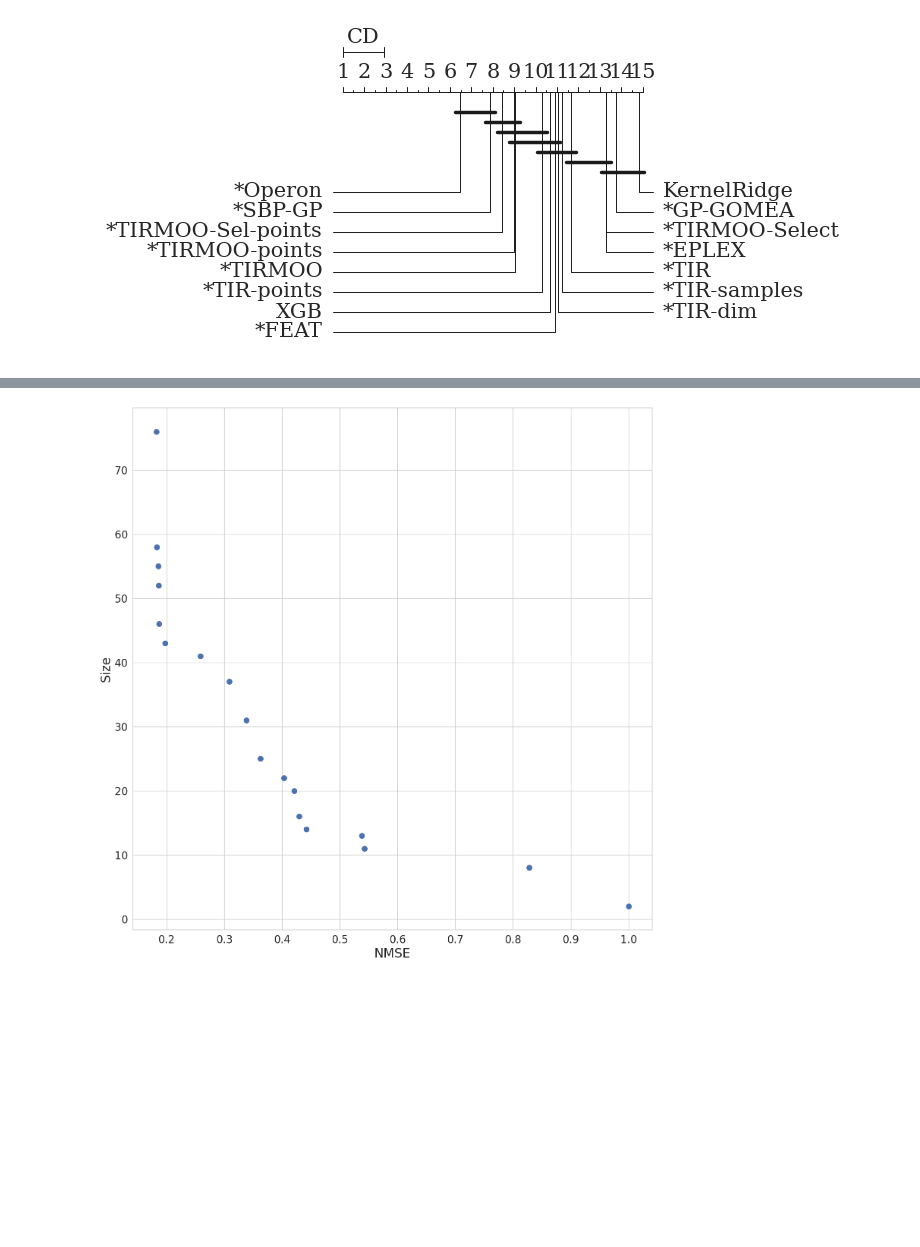
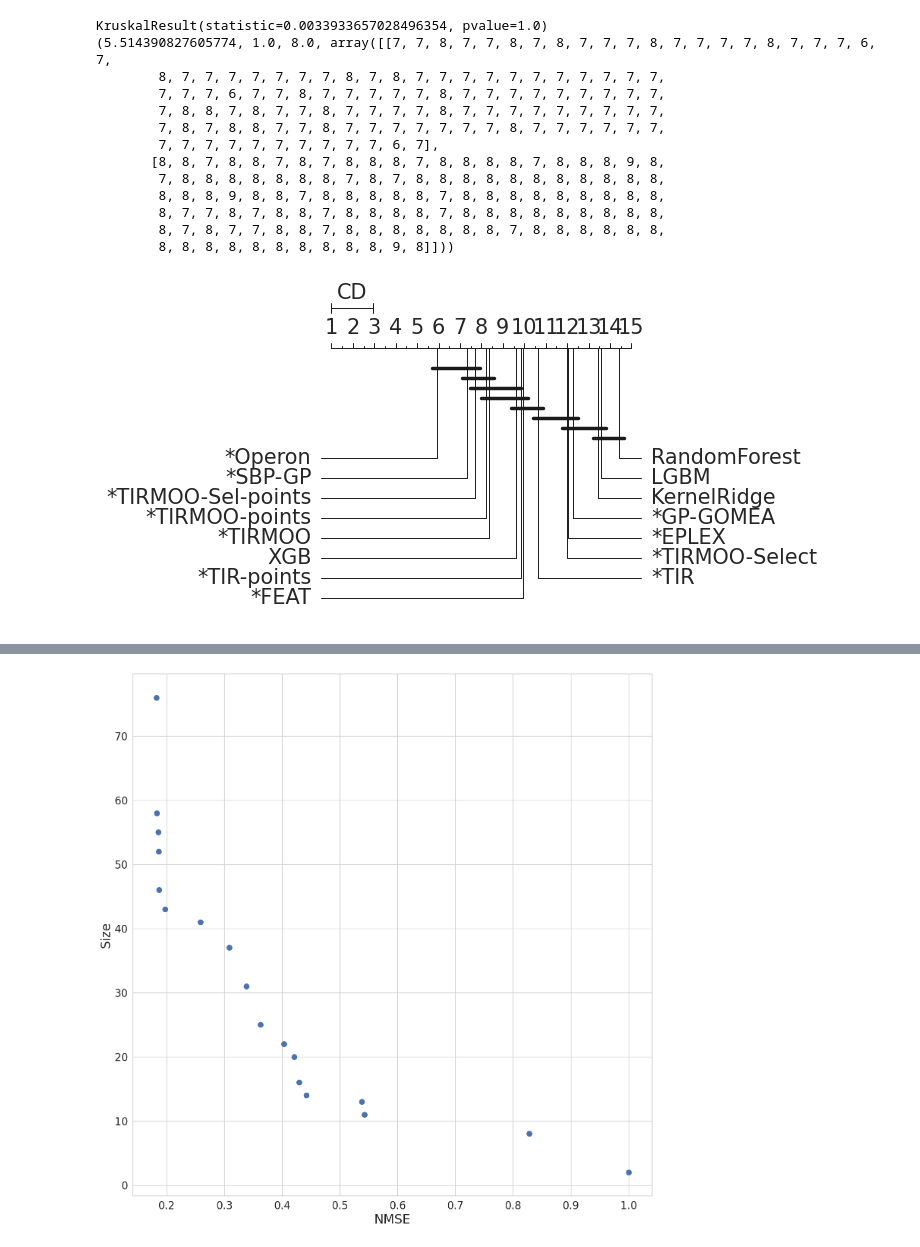
Before and after one commit to folivetti/tir, a Jupyter notebook: papers/GPEM/Results-TIRMOO.ipynb, the cells around one changed output, grey strips where cells are left out. Drawn from its saved outputs; the diff is of its cells as text; code cells hidden in the pictures; blank space fills up the shorter version.

Commit message:
GPEM updated results

```diff
--- a/papers/GPEM/Results-TIRMOO.ipynb
+++ b/papers/GPEM/Results-TIRMOO.ipynb
@@ -281,0 +284,28 @@ plt.savefig(f"figs/{fname}_points_results.pdf", bbox_inches='tight')
+# %%
+sns.set_style("whitegrid")
+
+smallests = ["192_vineyard", "228_elusage", "485_analcatdata_vehicle", "1096_FacultySalaries",
+             "523_analcatdata_neavote", "663_rabe_266", "687_sleuth_ex1605", "659_sleuth_ex1714",
+             "678_visualizing_environmental", "611_fri_c3_100_5", "594_fri_c2_100_5", "624_fri_c0_100_5",
+             "656_fri_c1_100_5", "210_cloud", "706_sleuth_case1202", "1089_USCrime", "712_chscase_geyser1",
+             "542_pollution", "527_analcatdata_election2000"]
+
+
+
+
+# different options
+x_vars=[
+        'r2_test',
+        #'log_mse_test',
+        #'model_size',
+        #'training time (s)',
+]
+
+df_over = pd.read_csv("overfit.csv")
+
+fig, axes = plt.subplots(1,2, sharey=True)
+
+df_p['r2_train - r2_test'] = df_p.r2_train / np.clip(df_p.r2_test, 1e-10, 1)
+df_p.loc[df_plotPenalty.dataset.isin(smallests)].boxplot('r2_train - r2_test', showfliers=False, ax=axes[1])
+df_p.boxplot('r2_train - r2_test', showfliers=True, ax=axes[0])
+df_p[df_p['r2_train - r2_test'] > 1.5]
@@ -282,21 +331,38 @@ plt.savefig(f"figs/{fname}_points_results.pdf", bbox_inches='tight')
 # %%
 import Orange
+from scipy.stats import kruskal, median_test
 
 # critical difference for Nemenyi with alpha=0.05
 def cd_plot(df, pname):
     df_pivot = pd.pivot_table(df, index='algorithm', columns=['dataset'], values='r2_test')
     n = len(df_pivot.columns)
     ranks = df_pivot.rank(ascending=False).mean(axis=1).sort_values(ascending=True)
     names = ranks.index.values[:15]
     avranks = ranks.values[:15]
+    kranks = list(df_pivot.loc[names].rank(ascending=False).values.T)
+    print(kruskal(*kranks))
+    print(median_test(*kranks))
 
     cd = Orange.evaluation.compute_CD(avranks, n)
     Orange.evaluation.graph_ranks(avranks, names, cd=cd, width=6, textspace=1.5)
     plt.savefig(pname, bbox_inches='tight')
 
 cd_plot(df_plotPenalty, f"figs/{fname}_cd_results.pdf")
 # %% [output]
+KruskalResult(statistic=0.0033933657028496354, pvalue=1.0)
+(5.514390827605774, 1.0, 8.0, array([[7, 7, 8, 7, 7, 8, 7, 8, 7, 7, 7, 8, 7, 7, 7, 7, 8, 7, 7, 7, 6, 7,
+        8, 7, 7, 7, 7, 7, 7, 7, 8, 7, 8, 7, 7, 7, 7, 7, 7, 7, 7, 7, 7, 7,
+        7, 7, 7, 6, 7, 7, 8, 7, 7, 7, 7, 7, 8, 7, 7, 7, 7, 7, 7, 7, 7, 7,
+        7, 8, 8, 7, 8, 7, 7, 8, 7, 7, 7, 7, 8, 7, 7, 7, 7, 7, 7, 7, 7, 7,
+        7, 8, 7, 8, 8, 7, 7, 8, 7, 7, 7, 7, 7, 7, 7, 8, 7, 7, 7, 7, 7, 7,
+        7, 7, 7, 7, 7, 7, 7, 7, 7, 7, 6, 7],
+       [8, 8, 7, 8, 8, 7, 8, 7, 8, 8, 8, 7, 8, 8, 8, 8, 7, 8, 8, 8, 9, 8,
+        7, 8, 8, 8, 8, 8, 8, 8, 7, 8, 7, 8, 8, 8, 8, 8, 8, 8, 8, 8, 8, 8,
+        8, 8, 8, 9, 8, 8, 7, 8, 8, 8, 8, 8, 7, 8, 8, 8, 8, 8, 8, 8, 8, 8,
+        8, 7, 7, 8, 7, 8, 8, 7, 8, 8, 8, 8, 7, 8, 8, 8, 8, 8, 8, 8, 8, 8,
+        8, 7, 8, 7, 7, 8, 8, 7, 8, 8, 8, 8, 8, 8, 8, 7, 8, 8, 8, 8, 8, 8,
+        8, 8, 8, 8, 8, 8, 8, 8, 8, 8, 9, 8]]))
-[figure, old version]
+[figure, new version]
 # %%
 cd_plot(df_plotPenalty[df_plotPenalty.dataset.str.contains("_fri_")], f"figs/{fname}_cd_fri_results.pdf")
 # %% [output]
```
Also changed, not shown: parts of 20 cells of this notebook, 39 other files.
